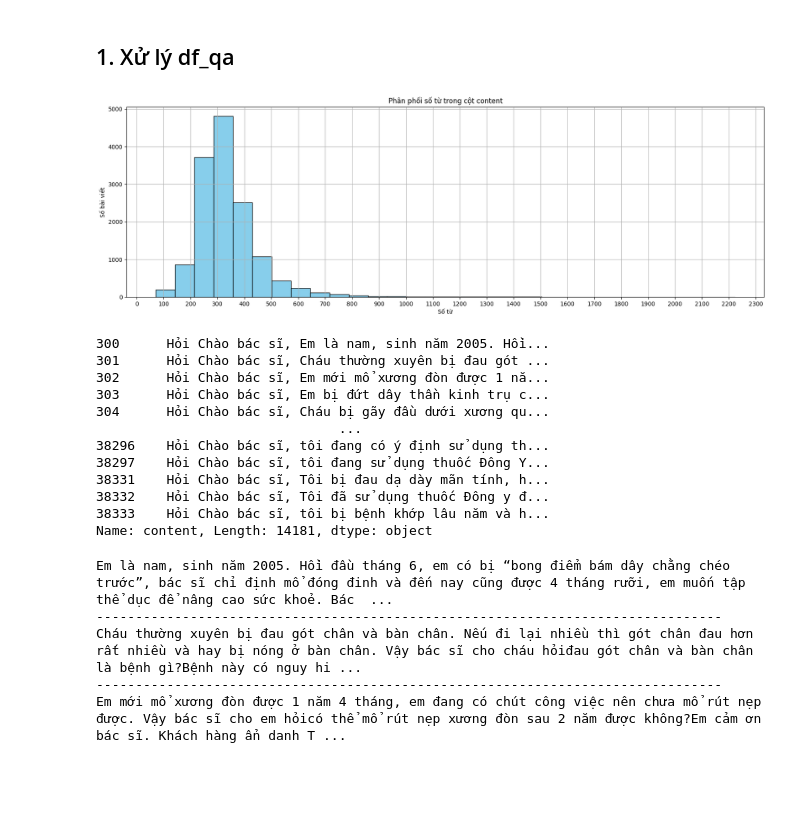
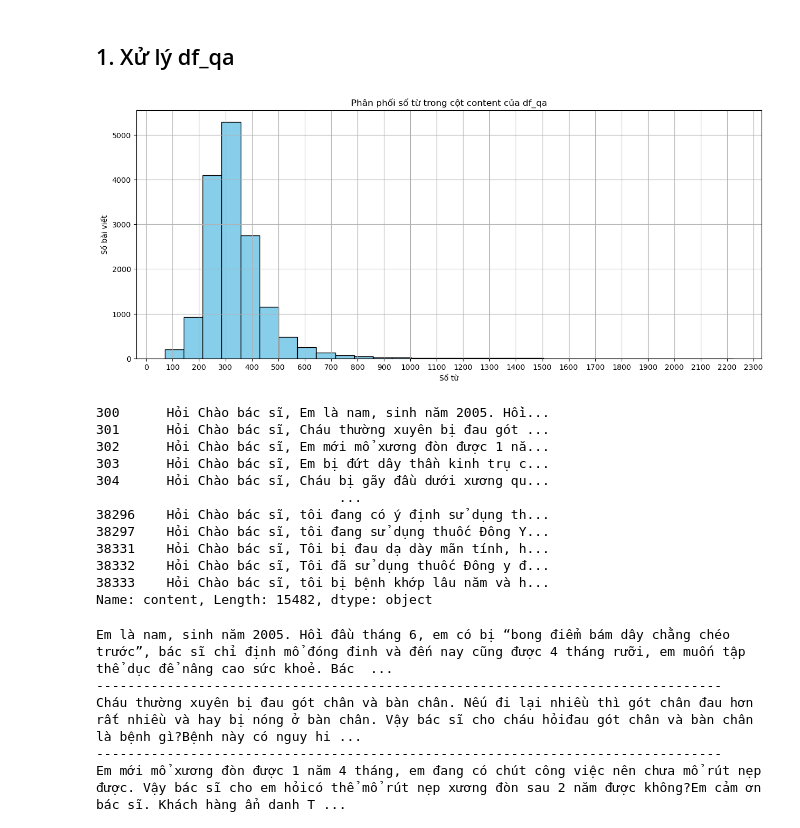
Before and after one commit to QDung210/Medical-Chatbot, a Jupyter notebook: rag_pipeline/notebooks/EDA_Data.ipynb, the cells around one changed output. Drawn from its saved outputs; the diff is of its cells as text; code cells hidden in the pictures; blank space fills up the shorter version.

```diff
--- a/rag_pipeline/notebooks/EDA_Data.ipynb
+++ b/rag_pipeline/notebooks/EDA_Data.ipynb
@@ -57,0 +11,3 @@ dtype: int64
+# %%
+vinmec_df = pd.read_json(r"C:\Users\Admin\Desktop\vinmec.json")
+longchau_df = pd.read_json(r"C:\Users\Admin\Desktop\longchau.json")
@@ -58,4 +27,6 @@ dtype: int64
 # %%
 # Check độ dài
-df['word_count'] = df['content'].apply(lambda x: len(str(x).split()))
-df['char_count'] = df['content'].apply(lambda x: len(str(x)))
+vinmec_df['word_count'] = vinmec_df['content'].apply(lambda x: len(str(x).split()))
+vinmec_df['char_count'] = vinmec_df['content'].apply(lambda x: len(str(x)))
+longchau_df['word_count'] = longchau_df['content'].apply(lambda x: len(str(x).split()))
+longchau_df['char_count'] = longchau_df['content'].apply(lambda x: len(str(x)))
@@ -169,2 +67,3 @@ df_filtered
 # %%
-df_filtered.drop(['word_count', 'char_count'], axis=1, inplace=True)
+vinmec_df.drop(['word_count', 'char_count'], axis=1, inplace=True)
+longchau_df.drop(['word_count', 'char_count'], axis=1, inplace=True)
@@ -173,3 +70,5 @@ df = df_filtered.copy()
+# %%
+df = pd.concat([vinmec_df, longchau_df], ignore_index=True)
 # %%
 # Đếm số bài viết theo tag
 tag_counts = df['tag'].value_counts()
@@ -233,18 +132,18 @@ df_qa.loc[:, 'content'] = df_qa['content'].str.replace('\n', ' ', regex=False)
 # %%
 # Đếm số từ cho từng dòng trong cột 'content'
 word_counts = df_qa['content'].str.split().str.len()
 
 # Vẽ biểu đồ histogram
-plt.figure(figsize=(20, 6))
+plt.figure(figsize=(15, 6))
 plt.hist(word_counts, bins=30, color='skyblue', edgecolor='black')
-plt.title('Phân phối số từ trong cột content')
+plt.title('Phân phối số từ trong cột content của df_qa')
 plt.xlabel('Số từ')
 plt.ylabel('Số bài viết')
 plt.xticks(np.arange(0, max(word_counts) + 100, 100))
 plt.grid(True)
 plt.show()
 # %% [output]
-[figure, old version]
+[figure, new version]
 # %%
 df_qa['content']
 # %% [output]
@@ -259,7 +158,7 @@ df_qa['content']
 38331    Hỏi Chào bác sĩ, Tôi bị đau dạ dày mãn tính, h...
 38332    Hỏi Chào bác sĩ, Tôi đã sử dụng thuốc Đông y đ...
 38333    Hỏi Chào bác sĩ, tôi bị bệnh khớp lâu năm và h...
-Name: content, Length: 14181, dtype: object
+Name: content, Length: 15482, dtype: object
 # %%
 df_qa['content'] = df_qa['content'].str.replace(r'^Hỏi\s*Chào bác sĩ,?\s*', '', regex=True)
 # %%
```
Also changed, not shown: parts of 22 cells of this notebook, 18 other files.
